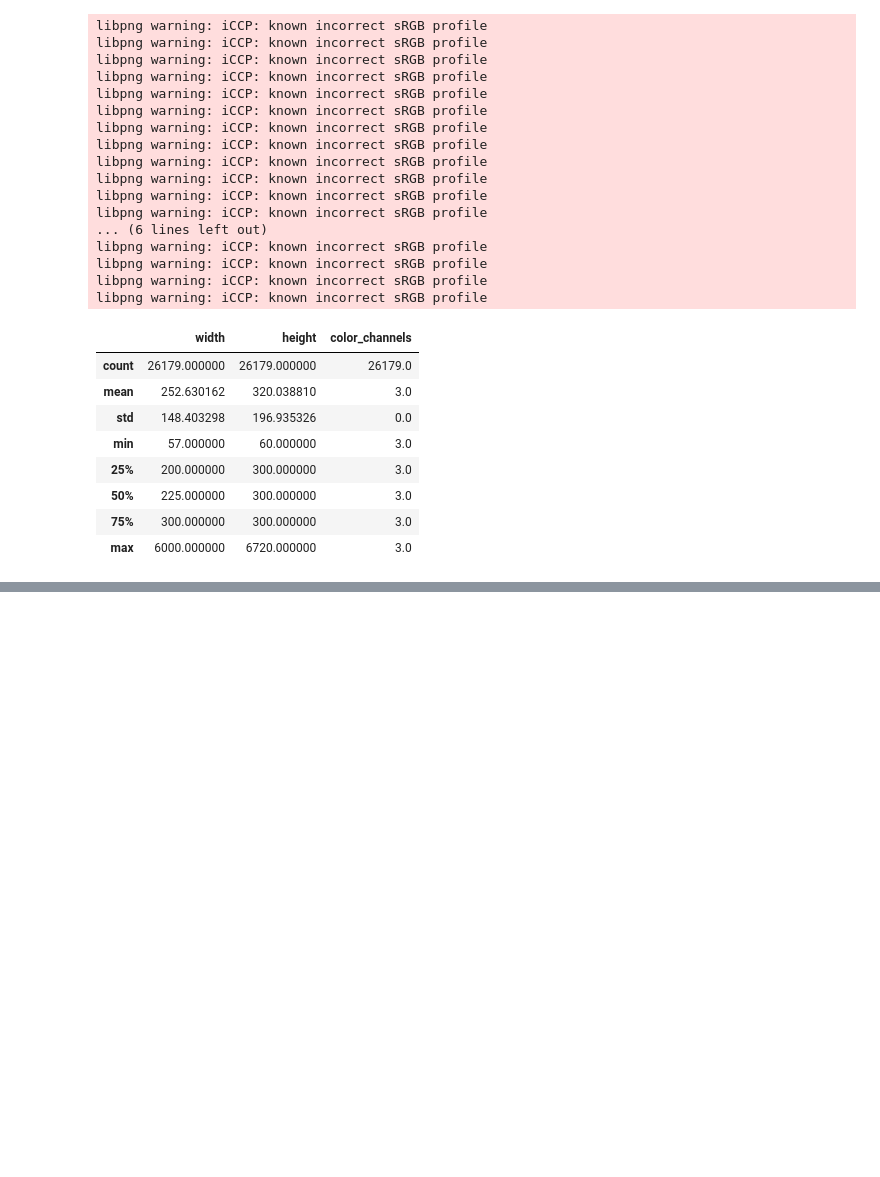
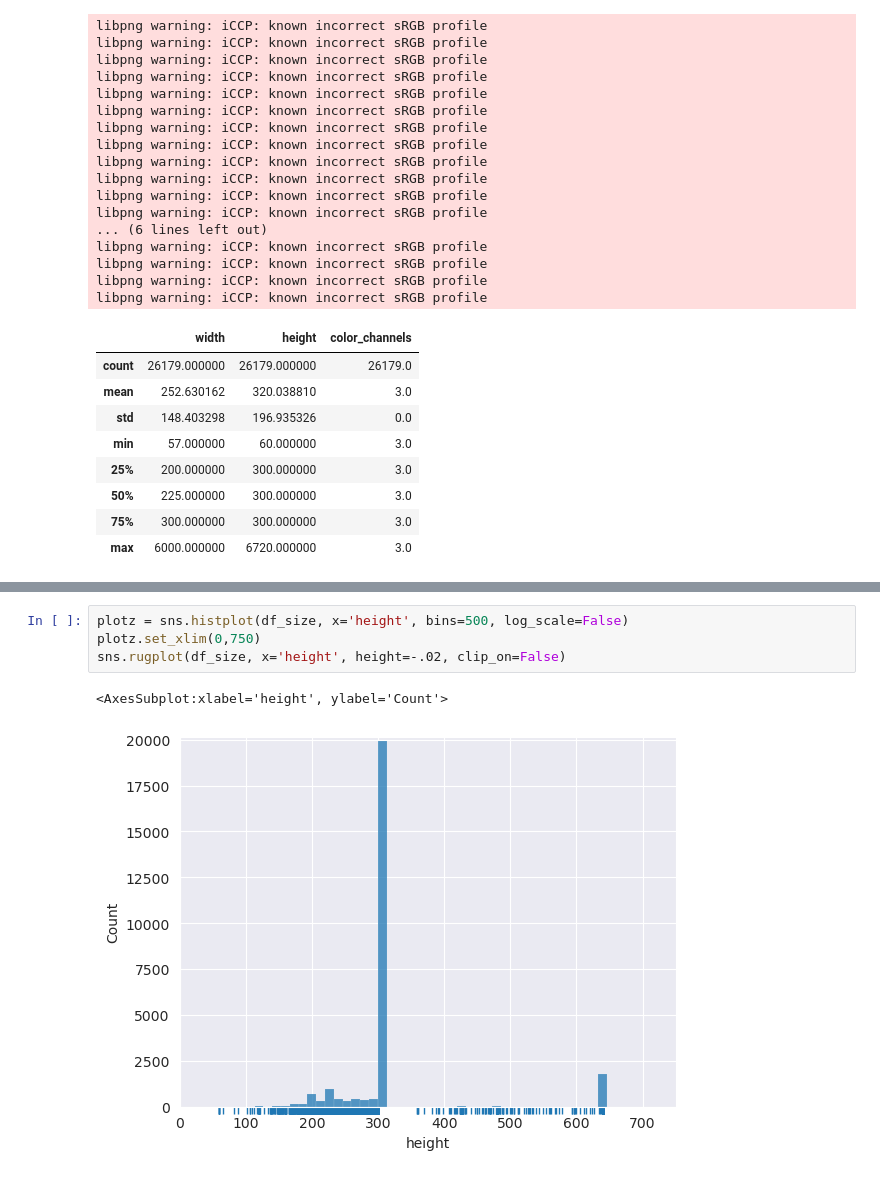
Before and after one commit to baxtrax/Animals-10-Data-Exploration, a Jupyter notebook: DataExploration.ipynb, the cells around one changed output, grey strips where cells are left out. Saved outputs shown, nothing was run; the diff lists cells and outputs as text; blank space fills up the shorter version.

```diff
--- a/DataExploration.ipynb
+++ b/DataExploration.ipynb
@@ -198,0 +225,7 @@ libpng warning: iCCP: known incorrect sRGB profile
+# %%
+plotz = sns.histplot(df_size, x='height', bins=500, log_scale=False)
+plotz.set_xlim(0,750)
+sns.rugplot(df_size, x='height', height=-.02, clip_on=False)
+# %% [output]
+<AxesSubplot:xlabel='height', ylabel='Count'>
+[figure, added]
```
Also changed, not shown: parts of 8 cells of this notebook.
